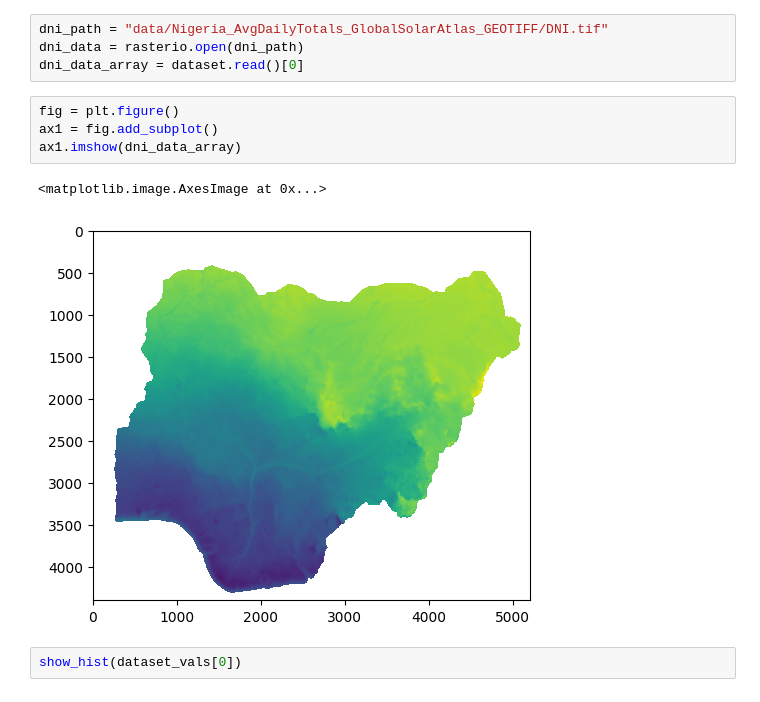
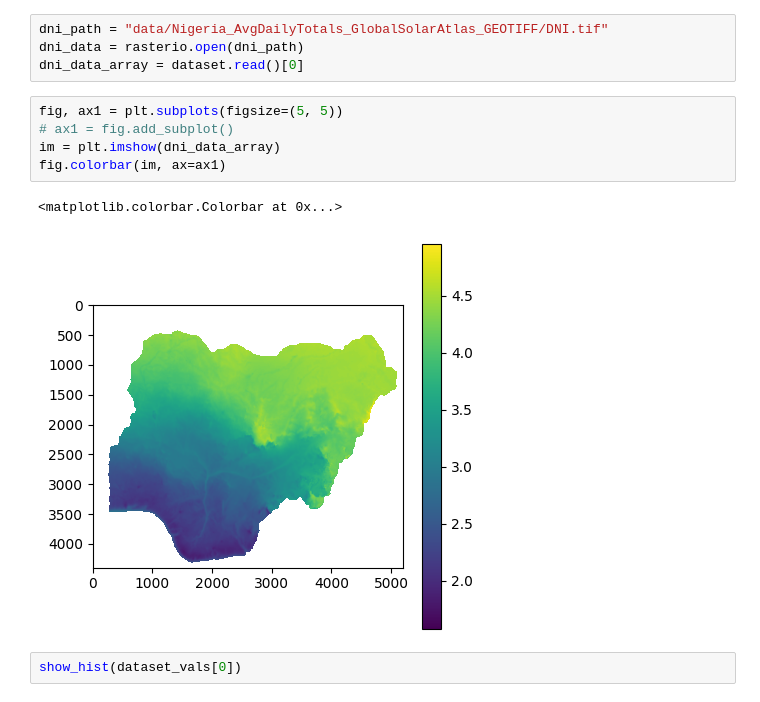
Before and after one commit to juliet29/cee276Renewables, a Jupyter notebook: final_project/notebook.ipynb, the cells around one changed output. Cells and saved outputs as stored; diff of their text form.

```diff
--- a/final_project/notebook.ipynb
+++ b/final_project/notebook.ipynb
@@ -168,12 +166,13 @@ dni_path = "data/Nigeria_AvgDailyTotals_GlobalSolarAtlas_GEOTIFF/DNI.tif"
 dni_data = rasterio.open(dni_path)
 dni_data_array = dataset.read()[0]
 # %%
-fig = plt.figure()
-ax1 = fig.add_subplot()
-ax1.imshow(dni_data_array)
+fig, ax1 = plt.subplots(figsize=(5, 5))
+# ax1 = fig.add_subplot()
+im = plt.imshow(dni_data_array)
+fig.colorbar(im, ax=ax1)
 # %% [output]
-<matplotlib.image.AxesImage at 0x...>
+<matplotlib.colorbar.Colorbar at 0x...>
-[figure, old version]
+[figure, new version]
 # %%
 show_hist(dataset_vals[0])
 # %% [output]
```
Also changed, not shown: parts of 1 cell of this notebook, 6 other files.
